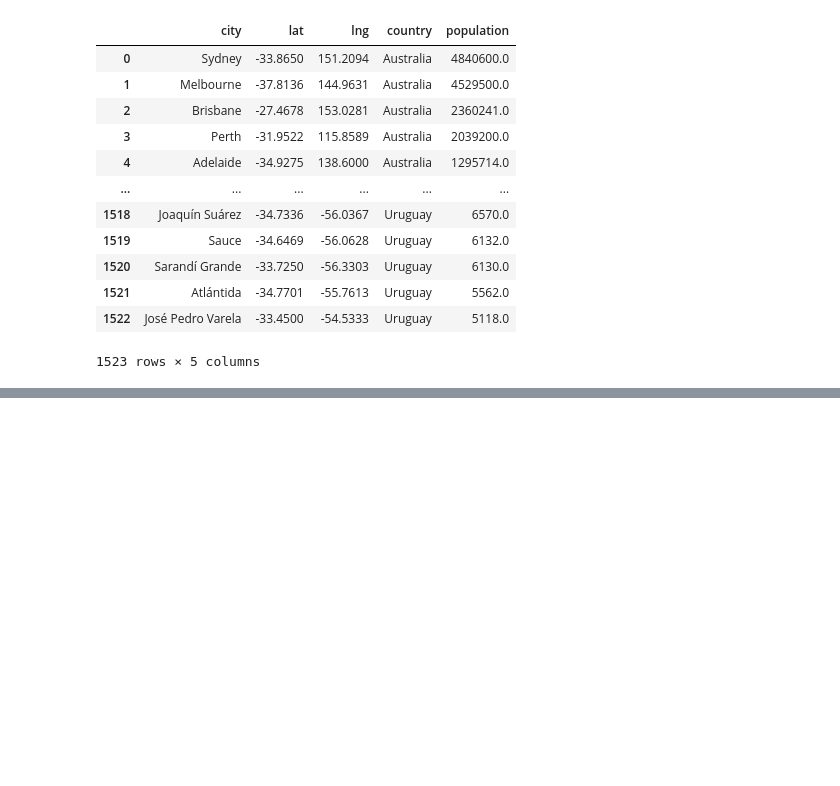
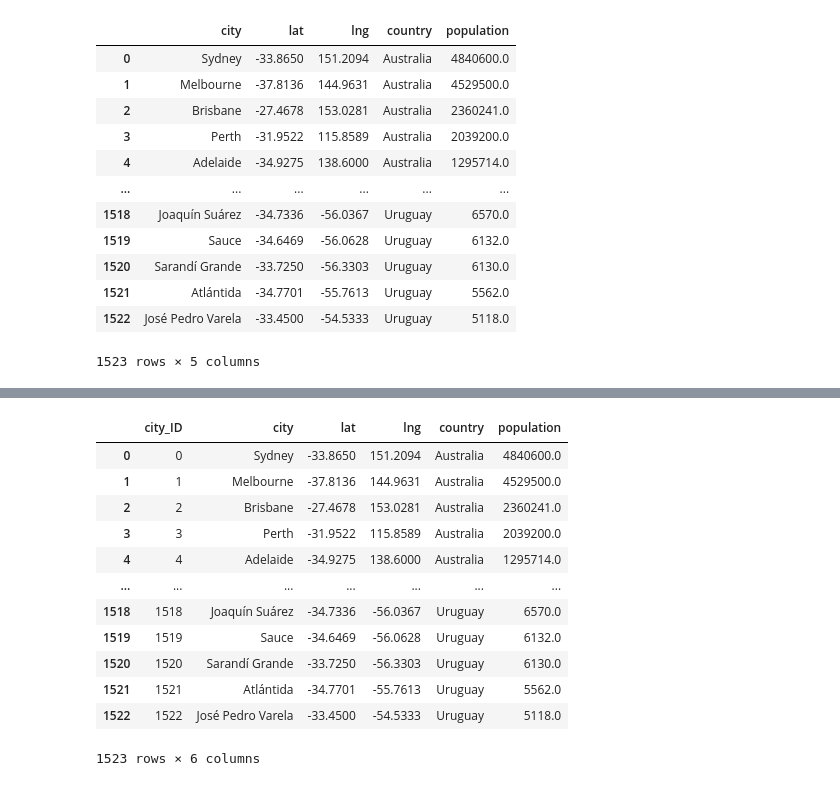
Before and after one commit to zwcrowley/Project_2_ETL_KPflugi_ZCrowley, a Jupyter notebook: zack_api_etl_proj2.ipynb, the cells around one changed output, grey strips where cells are left out. Cells and saved outputs as stored; diff of their text form; code cells hidden in the pictures; blank space fills up the shorter version.

```diff
--- a/zack_api_etl_proj2.ipynb
+++ b/zack_api_etl_proj2.ipynb
@@ -139,3 +120,21 @@ top_cities_data_df.groupby("country").count()
+# %%
+# Set "city_ID" as index for the primary key later in the database for each table with city data:
+top_cities_data_df = top_cities_data_df.rename_axis('city_ID').reset_index()
+top_cities_data_df
+# %% [output]
+|  | city_ID | city | lat | lng | country | population |
+| 0 | 0 | Sydney | -33.8650 | 151.2094 | Australia | 4840600.0 |
+| 1 | 1 | Melbourne | -37.8136 | 144.9631 | Australia | 4529500.0 |
+| 2 | 2 | Brisbane | -27.4678 | 153.0281 | Australia | 2360241.0 |
+| 3 | 3 | Perth | -31.9522 | 115.8589 | Australia | 2039200.0 |
+| 4 | 4 | Adelaide | -34.9275 | 138.6000 | Australia | 1295714.0 |
+| ... | ... | ... | ... | ... | ... | ... |
+| 1518 | 1518 | Joaquín Suárez | -34.7336 | -56.0367 | Uruguay | 6570.0 |
+| 1519 | 1519 | Sauce | -34.6469 | -56.0628 | Uruguay | 6132.0 |
+| 1520 | 1520 | Sarandí Grande | -33.7250 | -56.3303 | Uruguay | 6130.0 |
+| 1521 | 1521 | Atlántida | -34.7701 | -55.7613 | Uruguay | 5562.0 |
+| 1522 | 1522 | José Pedro Varela | -33.4500 | -54.5333 | Uruguay | 5118.0 |
+1523 rows × 6 columns
 # %%
 # This will be one table in database:
 top40_happiness_df
```
Also changed, not shown: parts of 7 cells of this notebook, 2 other files.
